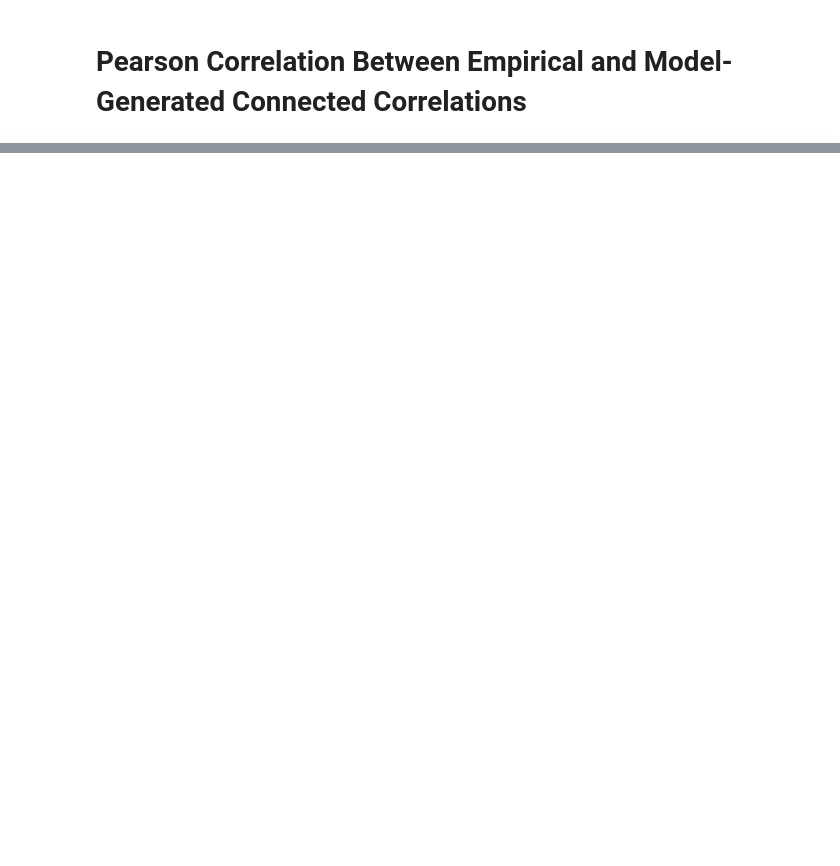
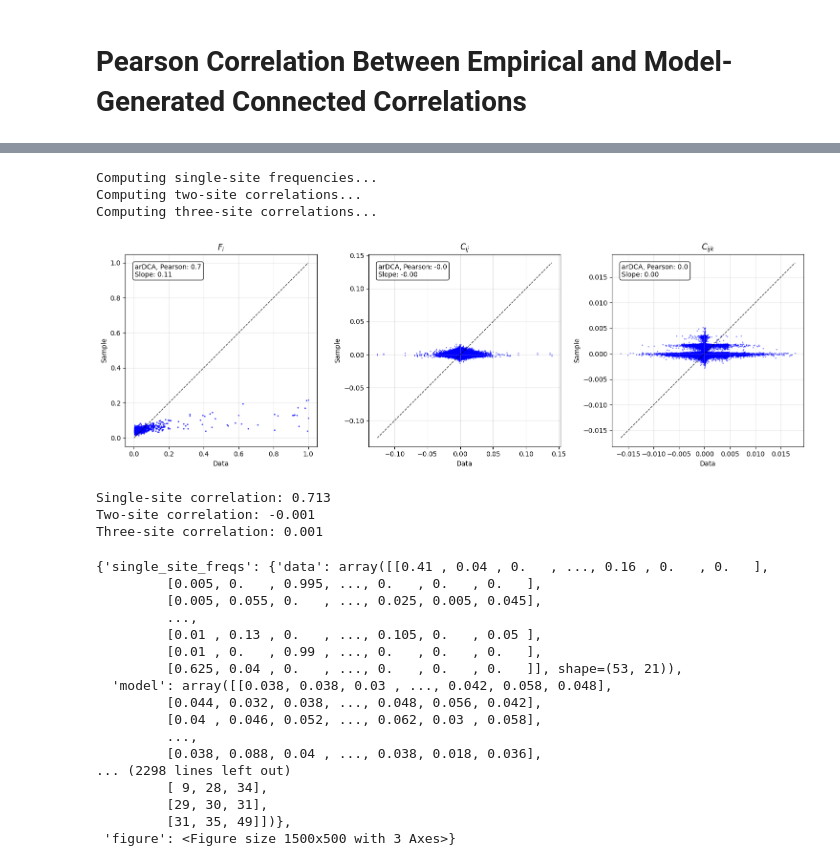
Before and after one commit to tferracina/ArDCA-Python, a Jupyter notebook: code/analyzing_results.ipynb, the cells around one changed output, grey strips where cells are left out. Saved outputs shown, nothing was run; the diff lists cells and outputs as text; code cells hidden in the pictures; blank space fills up the shorter version.

Commit message:
[add] Fi, Cij, Cijk correlations

```diff
--- a/code/analyzing_results.ipynb
+++ b/code/analyzing_results.ipynb
@@ -263,0 +585,40 @@ plt.show()
+# %%
+# Run comprehensive analysis
+results = comprehensive_correlation_analysis(
+    msa_sample,
+    generated_seqs,
+    q=q,
+    max_triplets=200
+)
+
+# Print summary statistics
+print(f"Single-site correlation: {results['single_site_freqs']['pearson']:.3f}")
+print(f"Two-site correlation: {results['two_site_corrs']['pearson']:.3f}")
+print(f"Three-site correlation: {results['three_site_corrs']['pearson']:.3f}")
+
+results
+# %% [output]
+Computing single-site frequencies...
+Computing two-site correlations...
+Computing three-site correlations...
+[figure, added]
+Single-site correlation: 0.713
+Two-site correlation: -0.001
+Three-site correlation: 0.001
+{'single_site_freqs': {'data': array([[0.41 , 0.04 , 0.   , ..., 0.16 , 0.   , 0.   ],
+         [0.005, 0.   , 0.995, ..., 0.   , 0.   , 0.   ],
+         [0.005, 0.055, 0.   , ..., 0.025, 0.005, 0.045],
+         ...,
+         [0.01 , 0.13 , 0.   , ..., 0.105, 0.   , 0.05 ],
+         [0.01 , 0.   , 0.99 , ..., 0.   , 0.   , 0.   ],
+         [0.625, 0.04 , 0.   , ..., 0.   , 0.   , 0.   ]], shape=(53, 21)),
+  'model': array([[0.038, 0.038, 0.03 , ..., 0.042, 0.058, 0.048],
+         [0.044, 0.032, 0.038, ..., 0.048, 0.056, 0.042],
+         [0.04 , 0.046, 0.052, ..., 0.062, 0.03 , 0.058],
+         ...,
+         [0.038, 0.088, 0.04 , ..., 0.038, 0.018, 0.036],
+... (2298 lines left out)
+         [ 9, 28, 34],
+         [29, 30, 31],
+         [31, 35, 49]])},
+ 'figure': <Figure size 1500x500 with 3 Axes>}
```
Also changed, not shown: parts of 10 cells of this notebook.
